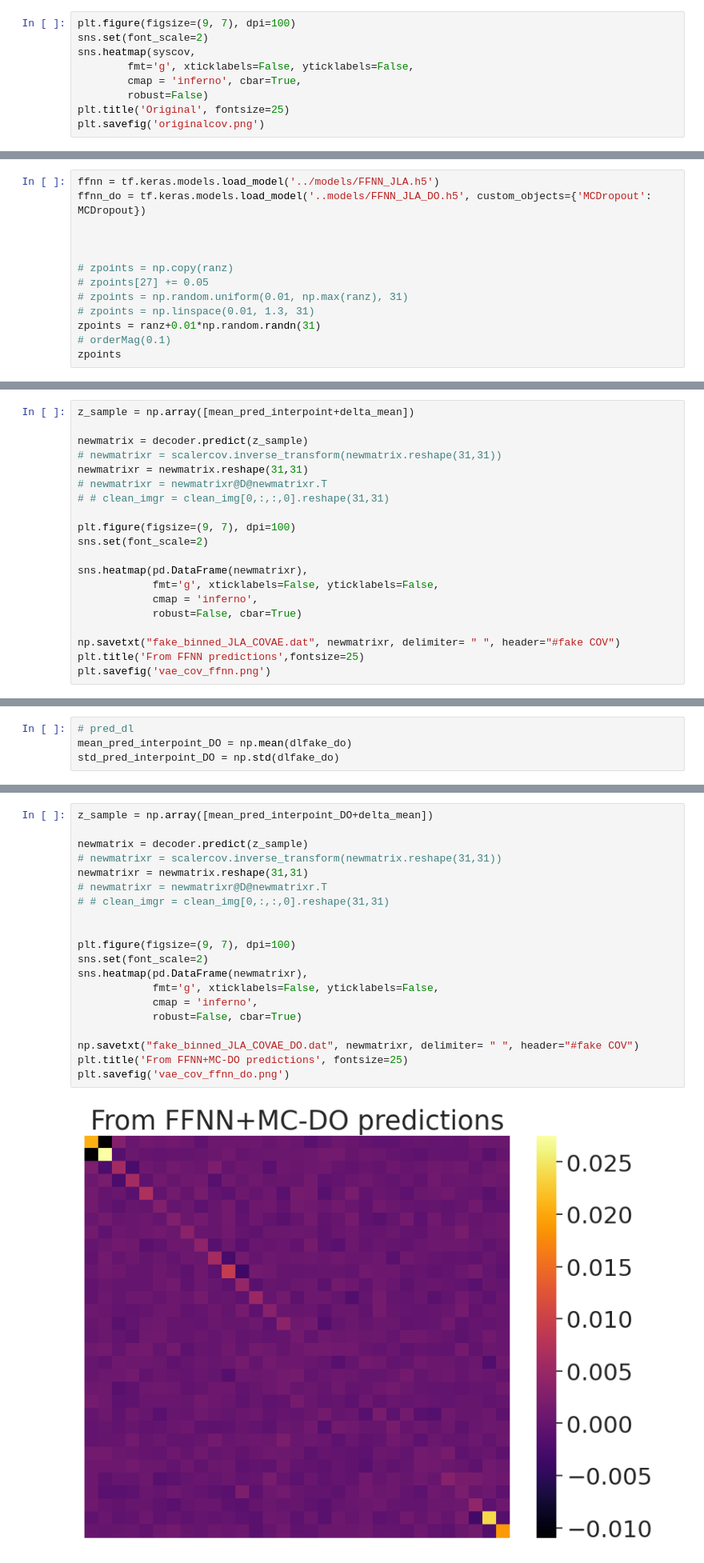
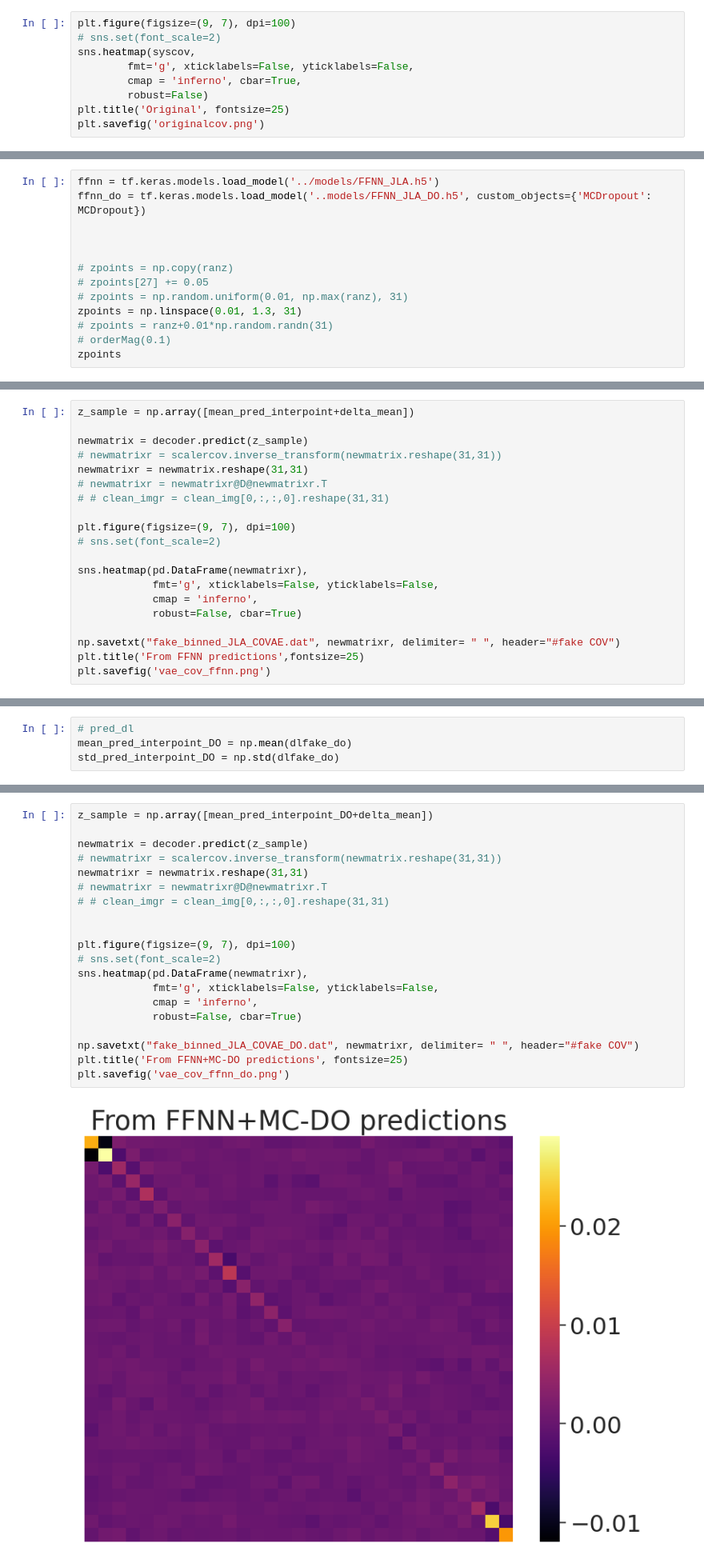
Before and after one commit to igomezv/neuralCosmoReconstruction, a Jupyter notebook: notebooks/binned_JLA_VAE.ipynb, the cells around one changed output, grey strips where cells are left out. Shown at 80% size. Drawn from its saved outputs; the diff is of its cells as text.

```diff
--- a/notebooks/binned_JLA_VAE.ipynb
+++ b/notebooks/binned_JLA_VAE.ipynb
@@ -44,7 +44,7 @@ print(np.shape(data[:,1]), np.shape(errors), np.shape(syscov), np.min(np.abs(sys
 (31,) (31,) (31, 31) 1.695011341e-07
 # %%
 plt.figure(figsize=(9, 7), dpi=100)
-sns.set(font_scale=2)
+# sns.set(font_scale=2)
 sns.heatmap(syscov,
         fmt='g', xticklabels=False, yticklabels=False,
         cmap = 'inferno', cbar=True,
@@ -535,8 +536,8 @@ ffnn_do = tf.keras.models.load_model('..models/FFNN_JLA_DO.h5', custom_objects={
 # zpoints = np.copy(ranz)
 # zpoints[27] += 0.05
 # zpoints = np.random.uniform(0.01, np.max(ranz), 31)
-# zpoints = np.linspace(0.01, 1.3, 31)
-zpoints = ranz+0.01*np.random.randn(31)
+zpoints = np.linspace(0.01, 1.3, 31)
+# zpoints = ranz+0.01*np.random.randn(31)
 # orderMag(0.1)
 zpoints
 # %% [output]
@@ -604,7 +602,7 @@ newmatrixr = newmatrix.reshape(31,31)
 # # clean_imgr = clean_img[0,:,:,0].reshape(31,31)
 
 plt.figure(figsize=(9, 7), dpi=100)
-sns.set(font_scale=2)
+# sns.set(font_scale=2)
 
 sns.heatmap(pd.DataFrame(newmatrixr),
             fmt='g', xticklabels=False, yticklabels=False,
@@ -706,25 +702,25 @@ No handles with labels found to put in legend.
 # %%
 z_sample = np.array([mean_pred_interpoint_DO+delta_mean])
 
 newmatrix = decoder.predict(z_sample)
 # newmatrixr = scalercov.inverse_transform(newmatrix.reshape(31,31))
 newmatrixr = newmatrix.reshape(31,31)
 # newmatrixr = newmatrixr@D@newmatrixr.T
 # # clean_imgr = clean_img[0,:,:,0].reshape(31,31)
 
 
 plt.figure(figsize=(9, 7), dpi=100)
-sns.set(font_scale=2)
+# sns.set(font_scale=2)
 sns.heatmap(pd.DataFrame(newmatrixr),
             fmt='g', xticklabels=False, yticklabels=False,
             cmap = 'inferno',
             robust=False, cbar=True)
 
 np.savetxt("fake_binned_JLA_COVAE_DO.dat", newmatrixr, delimiter= " ", header="#fake COV")
 plt.title('From FFNN+MC-DO predictions', fontsize=25)
 plt.savefig('vae_cov_ffnn_do.png')
 # %% [output]
-[figure, old version]
+[figure, new version]
 # %%
 # sns.histplot(np.array([dist.reshape(31,), dlfake.reshape(31,), dlfake_do.reshape(31,)]))
 plt.hist(dist, alpha=0.4)
```
Also changed, not shown: parts of 14 cells of this notebook, 2 other files.
